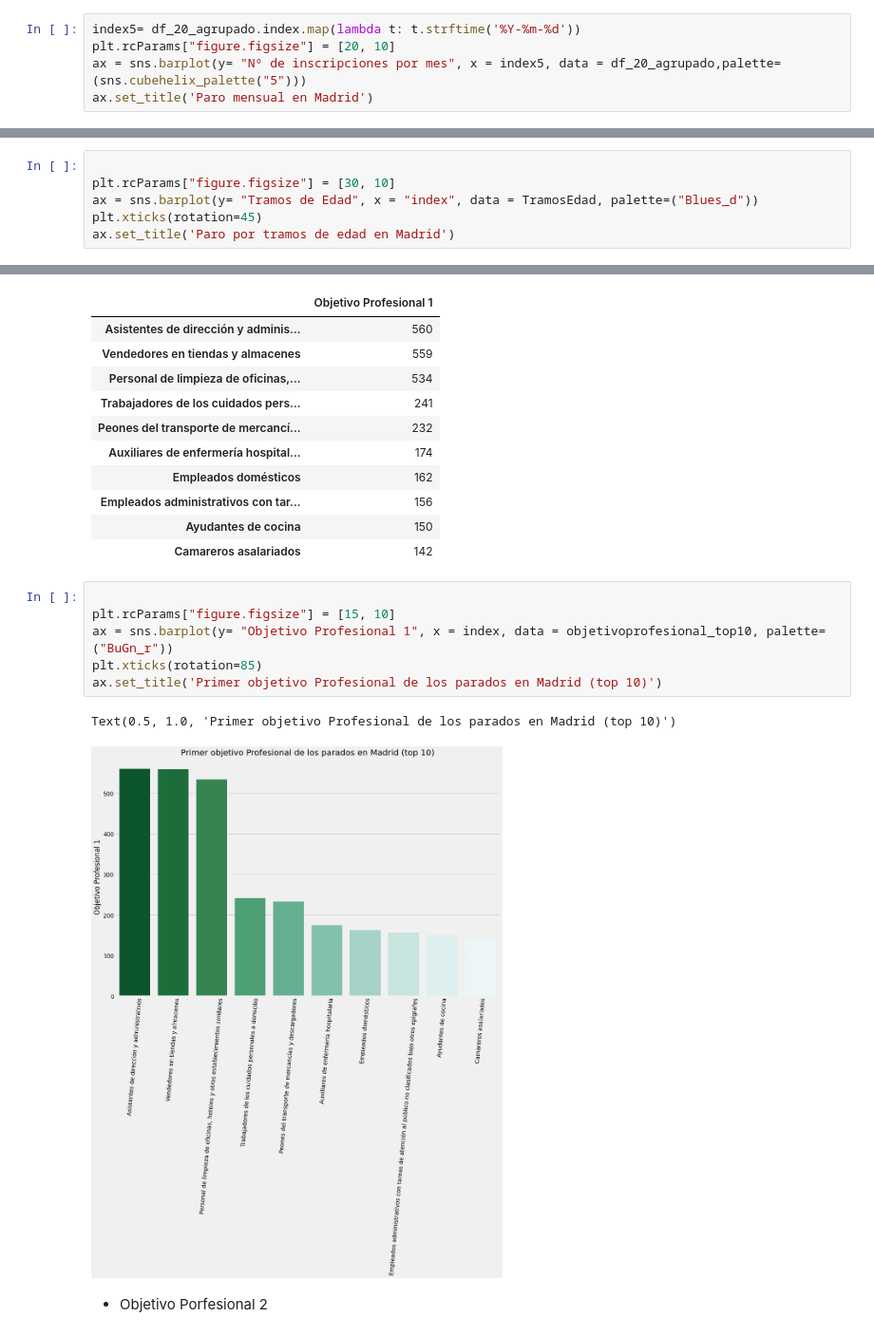
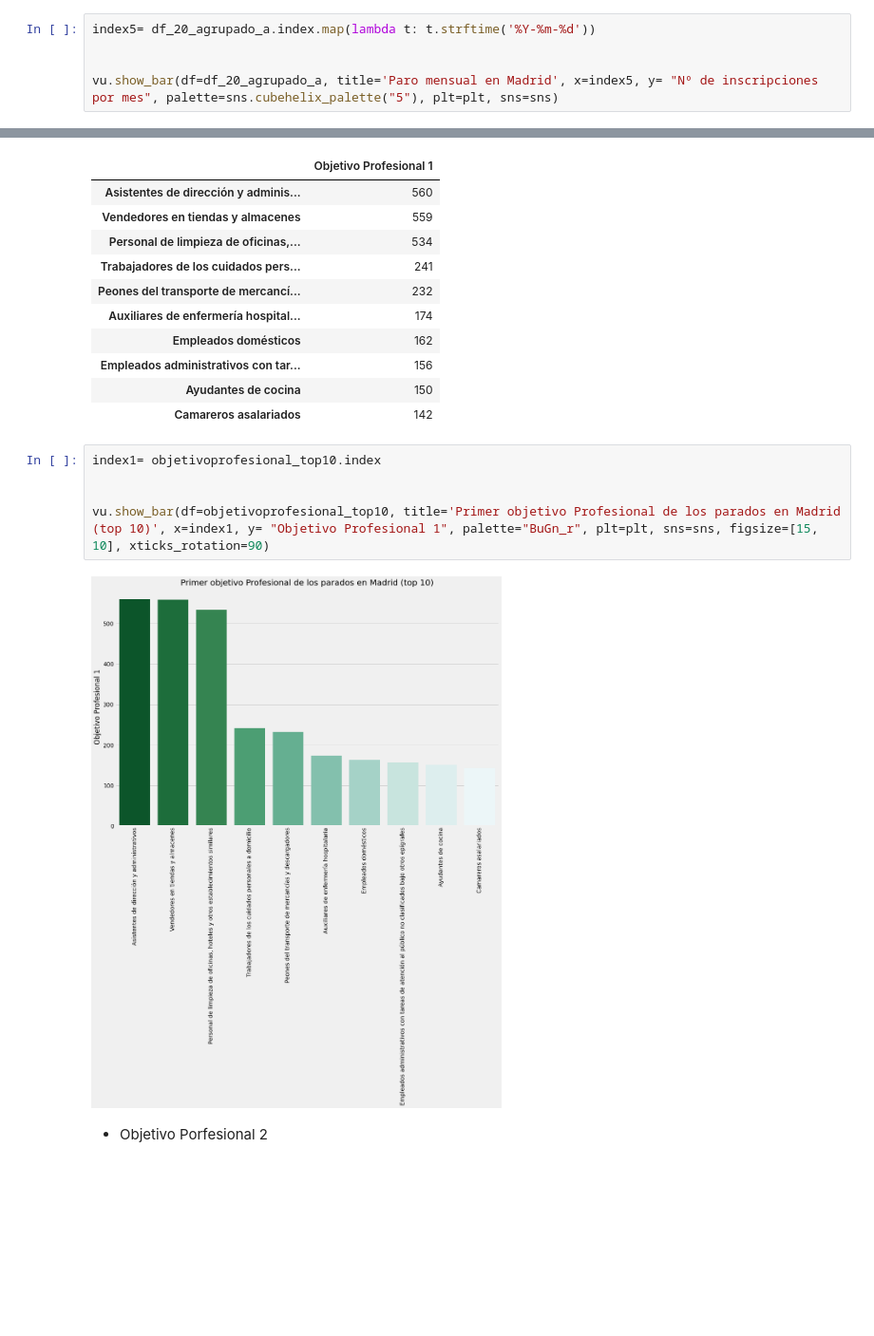
Before and after one commit to albalexia/materialbootcamp, a Jupyter notebook: PROYECTOS/Trabajo_Alba/src/main_.ipynb, the cells around one changed output, grey strips where cells are left out. Shown at 95% size. Drawn from its saved outputs; the diff is of its cells as text; blank space fills up the shorter version.

```diff
--- a/PROYECTOS/Trabajo_Alba/src/main_.ipynb
+++ b/PROYECTOS/Trabajo_Alba/src/main_.ipynb
@@ -296,6 +296,6 @@ UNa vez contamos con las inscripciones mensuales, visualizamos en una gráfica d
 # %%
-index5= df_20_agrupado.index.map(lambda t: t.strftime('%Y-%m-%d'))
-plt.rcParams["figure.figsize"] = [20, 10]
-ax = sns.barplot(y= "Nº de inscripciones por mes", x = index5, data = df_20_agrupado,palette=(sns.cubehelix_palette("5")))
-ax.set_title('Paro mensual en Madrid')
+index5= df_20_agrupado_a.index.map(lambda t: t.strftime('%Y-%m-%d'))
+
+
+vu.show_bar(df=df_20_agrupado_a, title='Paro mensual en Madrid', x=index5, y= "Nº de inscripciones por mes", palette=sns.cubehelix_palette("5"), plt=plt, sns=sns)
 # %% [output]
@@ -431,9 +406,3 @@ TramosEdad
 | 5 | Mayor de 65 años | 26 |
 # %% [markdown]
 Como podemos observar, la población madrileña que más ha sufrido el desempleo es la comprendida entre 36 y 45 años:
-# %%
-
-plt.rcParams["figure.figsize"] = [30, 10]
-ax = sns.barplot(y= "Tramos de Edad", x = "index", data = TramosEdad, palette=("Blues_d"))
-plt.xticks(rotation=45)
-ax.set_title('Paro por tramos de edad en Madrid')
@@ -549,15 +523,13 @@ objetivoprofesional_top10
 | Empleados administrativos con tar... | 156 |
 | Ayudantes de cocina | 150 |
 | Camareros asalariados | 142 |
-# %%
-
-plt.rcParams["figure.figsize"] = [15, 10]
-ax = sns.barplot(y= "Objetivo Profesional 1", x = index, data = objetivoprofesional_top10, palette=("BuGn_r"))
-plt.xticks(rotation=85)
-ax.set_title('Primer objetivo Profesional de los parados en Madrid (top 10)')
-# %% [output]
-Text(0.5, 1.0, 'Primer objetivo Profesional de los parados en Madrid (top 10)')
-[figure, removed]
+# %%
+index1= objetivoprofesional_top10.index
+
+
+vu.show_bar(df=objetivoprofesional_top10, title='Primer objetivo Profesional de los parados en Madrid (top 10)', x=index1, y= "Objetivo Profesional 1", palette="BuGn_r", plt=plt, sns=sns, figsize=[15, 10], xticks_rotation=90)
+# %% [output]
+[figure, added]
 # %% [markdown]
 - Objetivo Porfesional 2
 # %% [markdown]
```
Also changed, not shown: parts of 14 cells of this notebook, 12 other files.
